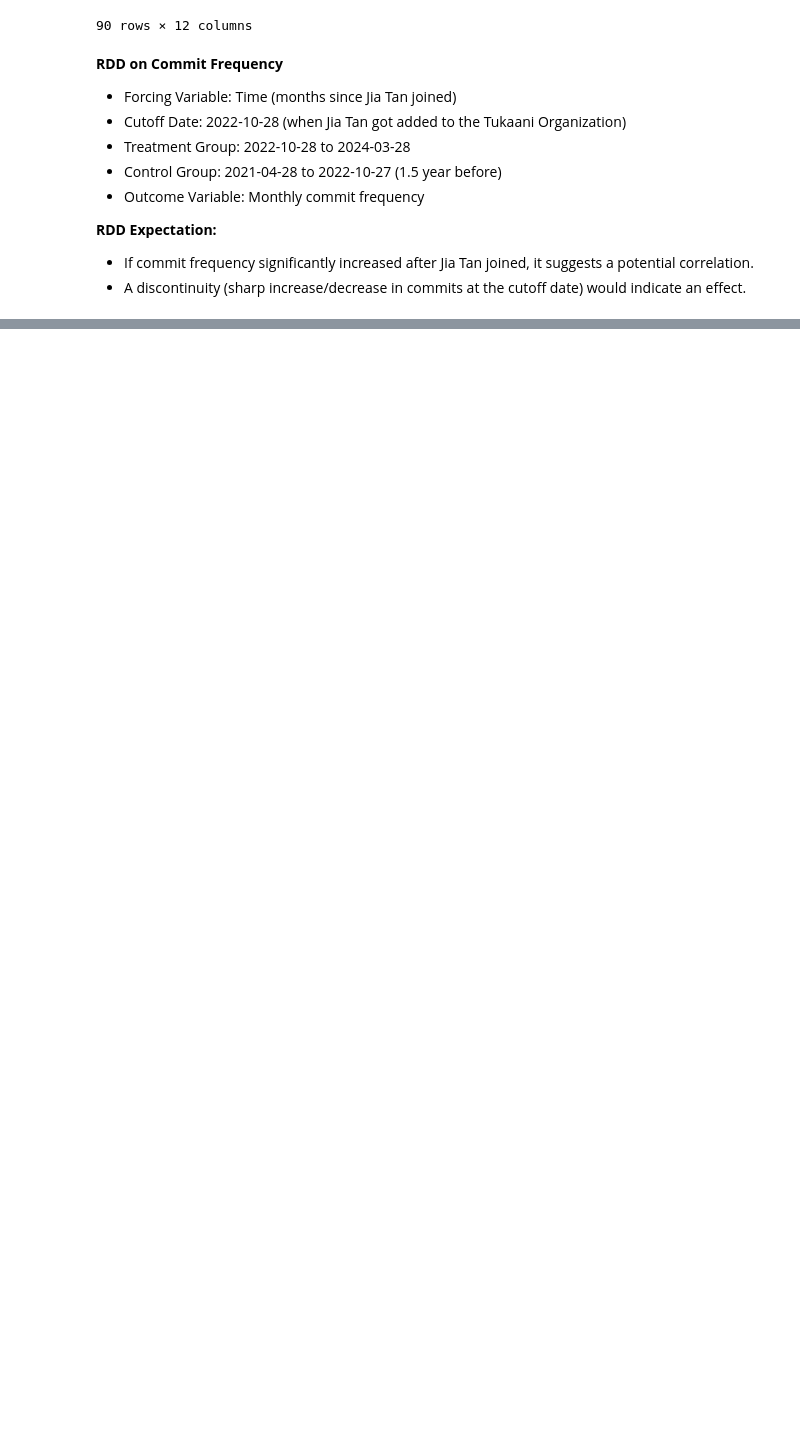
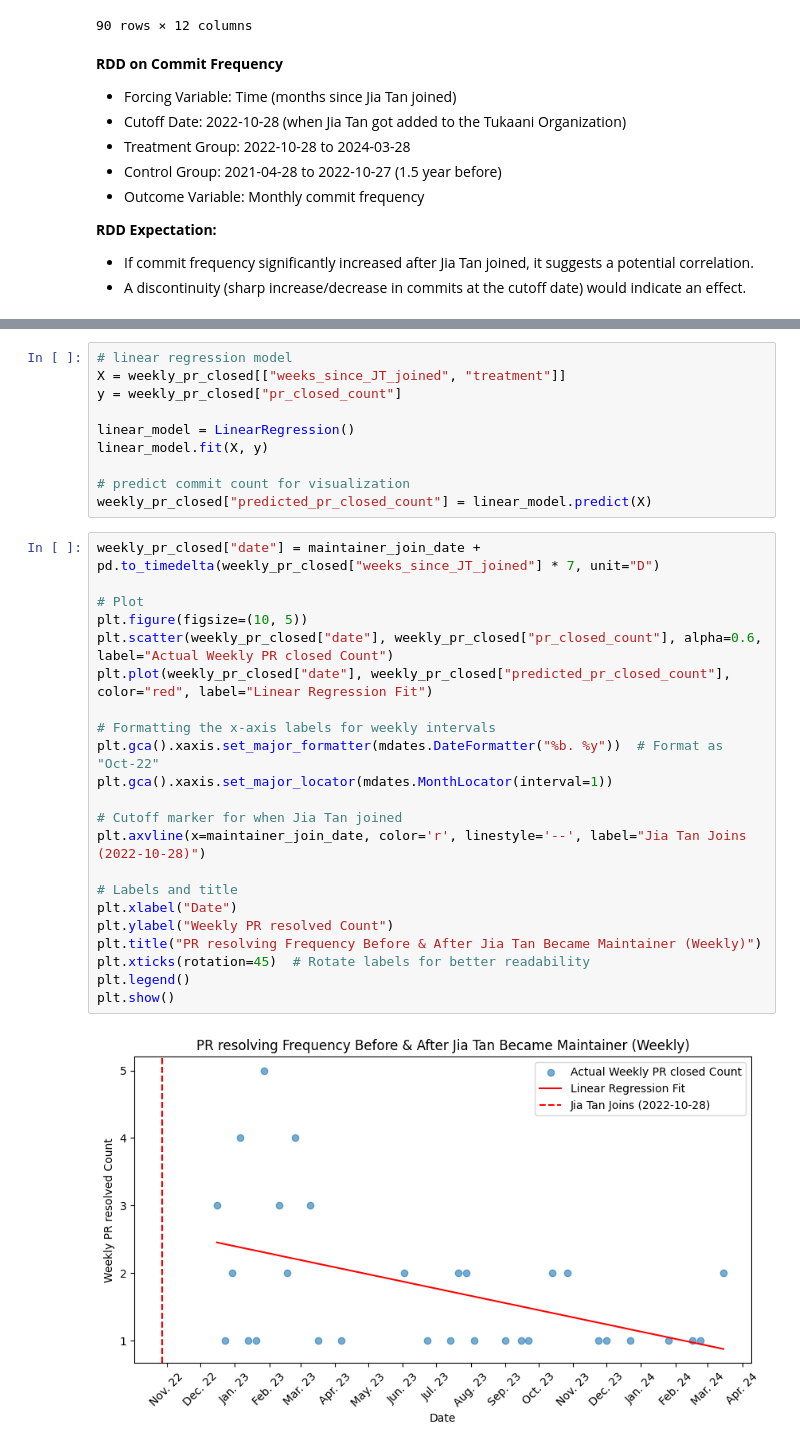
Before and after one commit to SaltyfishQAQQ/FORCOLAB_oss_security, a Jupyter notebook: integrated_scripts/rdd/rdd.ipynb, the cells around one changed output, grey strips where cells are left out. Cells and saved outputs as stored; diff of their text form; blank space fills up the shorter version.

```diff
--- a/integrated_scripts/rdd/rdd.ipynb
+++ b/integrated_scripts/rdd/rdd.ipynb
@@ -196,0 +324,34 @@ plt.show()
+# %%
+# linear regression model
+X = weekly_pr_closed[["weeks_since_JT_joined", "treatment"]]
+y = weekly_pr_closed["pr_closed_count"]
+
+linear_model = LinearRegression()
+linear_model.fit(X, y)
+
+# predict commit count for visualization
+weekly_pr_closed["predicted_pr_closed_count"] = linear_model.predict(X)
+# %%
+weekly_pr_closed["date"] = maintainer_join_date + pd.to_timedelta(weekly_pr_closed["weeks_since_JT_joined"] * 7, unit="D")
+
+# Plot
+plt.figure(figsize=(10, 5))
+plt.scatter(weekly_pr_closed["date"], weekly_pr_closed["pr_closed_count"], alpha=0.6, label="Actual Weekly PR closed Count")
+plt.plot(weekly_pr_closed["date"], weekly_pr_closed["predicted_pr_closed_count"], color="red", label="Linear Regression Fit")
+
+# Formatting the x-axis labels for weekly intervals
+plt.gca().xaxis.set_major_formatter(mdates.DateFormatter("%b. %y"))  # Format as "Oct-22"
+plt.gca().xaxis.set_major_locator(mdates.MonthLocator(interval=1))
+
+# Cutoff marker for when Jia Tan joined
+plt.axvline(x=maintainer_join_date, color='r', linestyle='--', label="Jia Tan Joins (2022-10-28)")
+
+# Labels and title
+plt.xlabel("Date")
+plt.ylabel("Weekly PR resolved Count")
+plt.title("PR resolving Frequency Before & After Jia Tan Became Maintainer (Weekly)")
+plt.xticks(rotation=45)  # Rotate labels for better readability
+plt.legend()
+plt.show()
+# %% [output]
+[figure, added]
```
Also changed, not shown: parts of 21 cells of this notebook, 4 other files.
